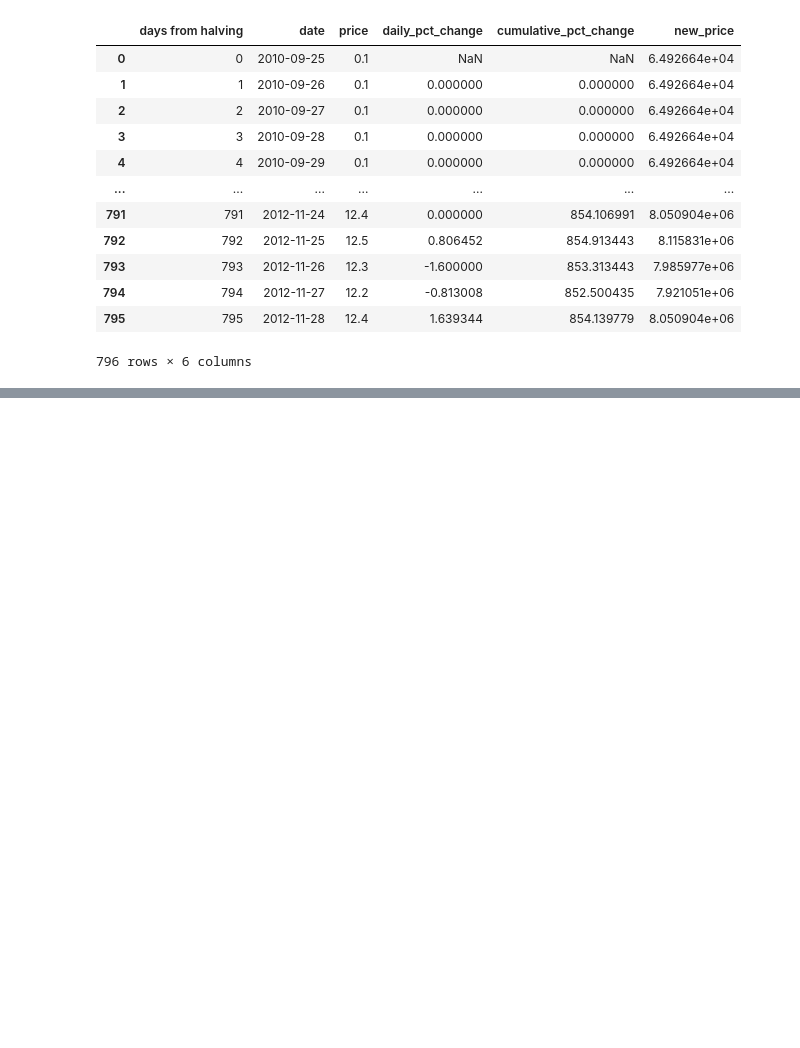
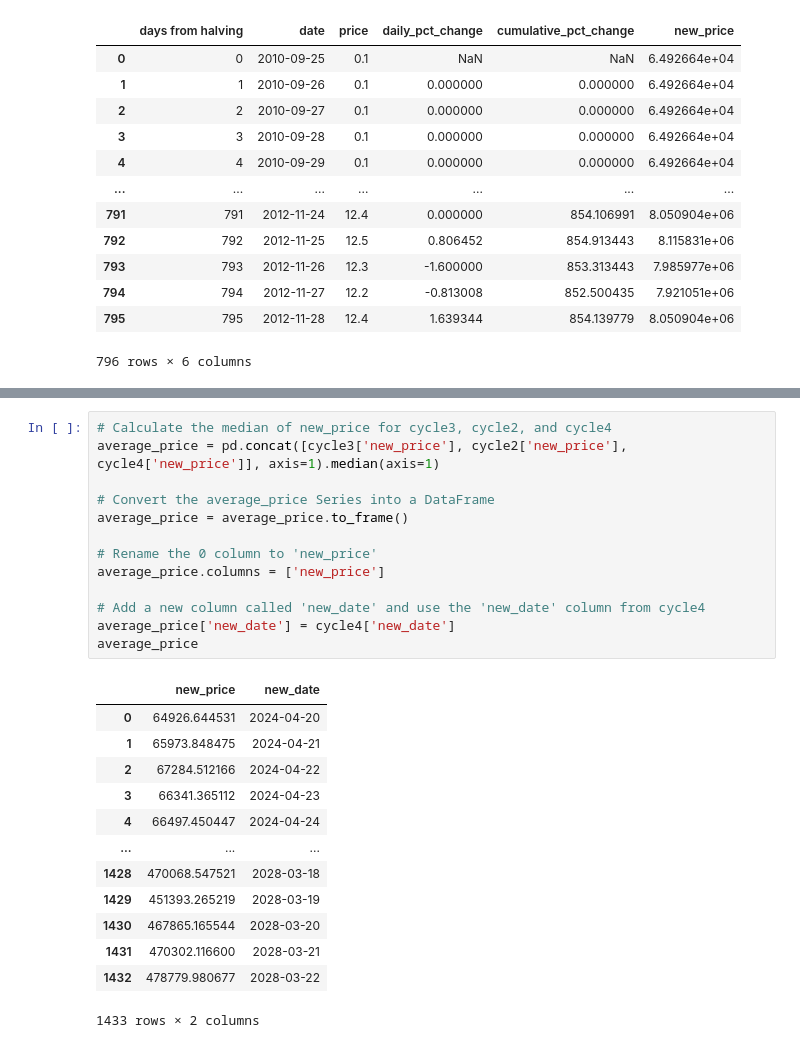
Before and after one commit to guevarch/BitcoinFinal, a Jupyter notebook: map2.ipynb, the cells around one changed output, grey strips where cells are left out. Cells and saved outputs as stored; diff of their text form; blank space fills up the shorter version.

```diff
--- a/map2.ipynb
+++ b/map2.ipynb
@@ -195,3 +230,30 @@ fig.update_yaxes(type='log')
 
 # Show the plot
 fig.show()
+# %%
+# Calculate the median of new_price for cycle3, cycle2, and cycle4
+average_price = pd.concat([cycle3['new_price'], cycle2['new_price'], cycle4['new_price']], axis=1).median(axis=1)
+
+# Convert the average_price Series into a DataFrame
+average_price = average_price.to_frame()
+
+# Rename the 0 column to 'new_price'
+average_price.columns = ['new_price']
+
+# Add a new column called 'new_date' and use the 'new_date' column from cycle4
+average_price['new_date'] = cycle4['new_date']
+average_price
+# %% [output]
+|  | new_price | new_date |
+| 0 | 64926.644531 | 2024-04-20 |
+| 1 | 65973.848475 | 2024-04-21 |
+| 2 | 67284.512166 | 2024-04-22 |
+| 3 | 66341.365112 | 2024-04-23 |
+| 4 | 66497.450447 | 2024-04-24 |
+| ... | ... | ... |
+| 1428 | 470068.547521 | 2028-03-18 |
+| 1429 | 451393.265219 | 2028-03-19 |
+| 1430 | 467865.165544 | 2028-03-20 |
+| 1431 | 470302.116600 | 2028-03-21 |
+| 1432 | 478779.980677 | 2028-03-22 |
+1433 rows × 2 columns
```
Also changed, not shown: parts of 7 cells of this notebook, 2 other files.
